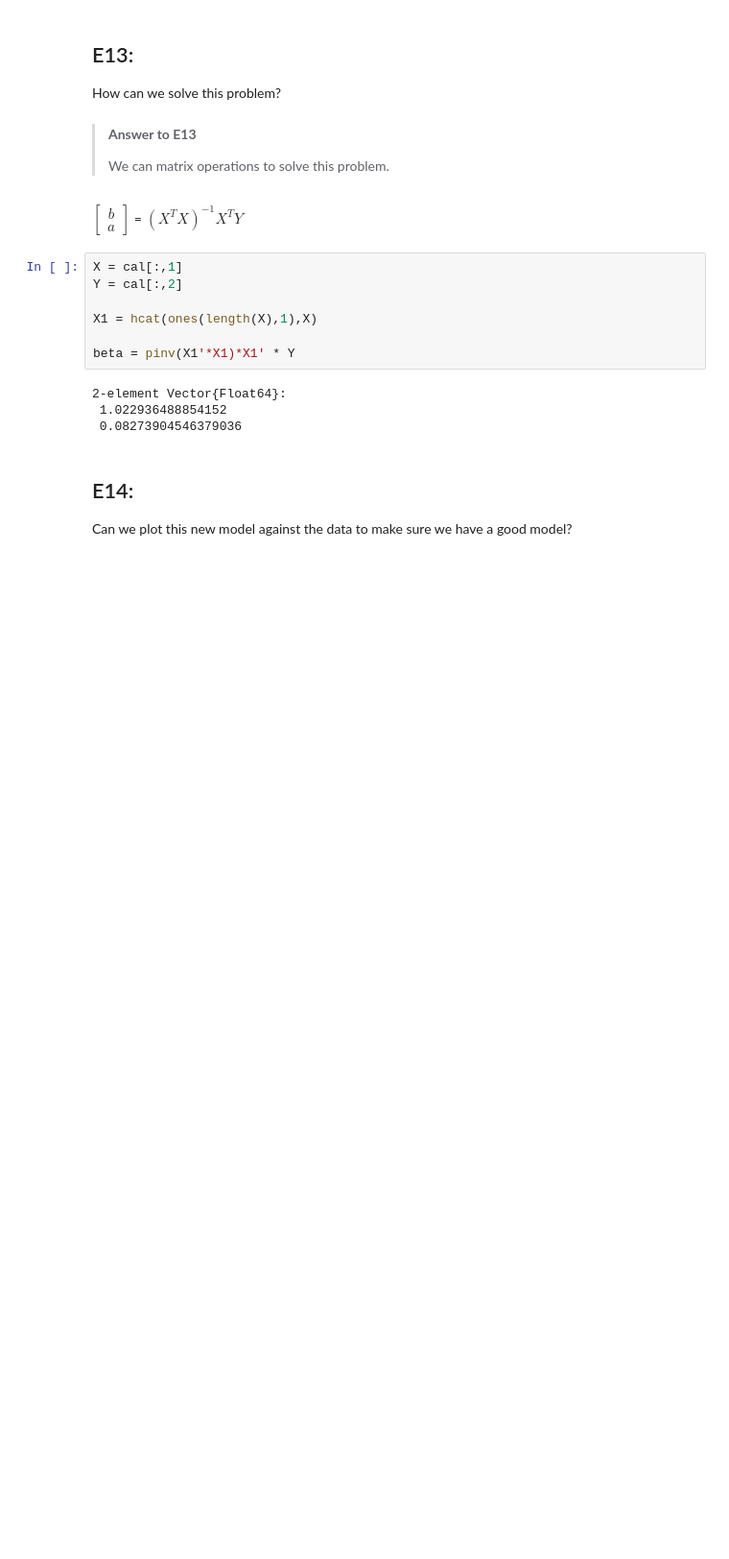
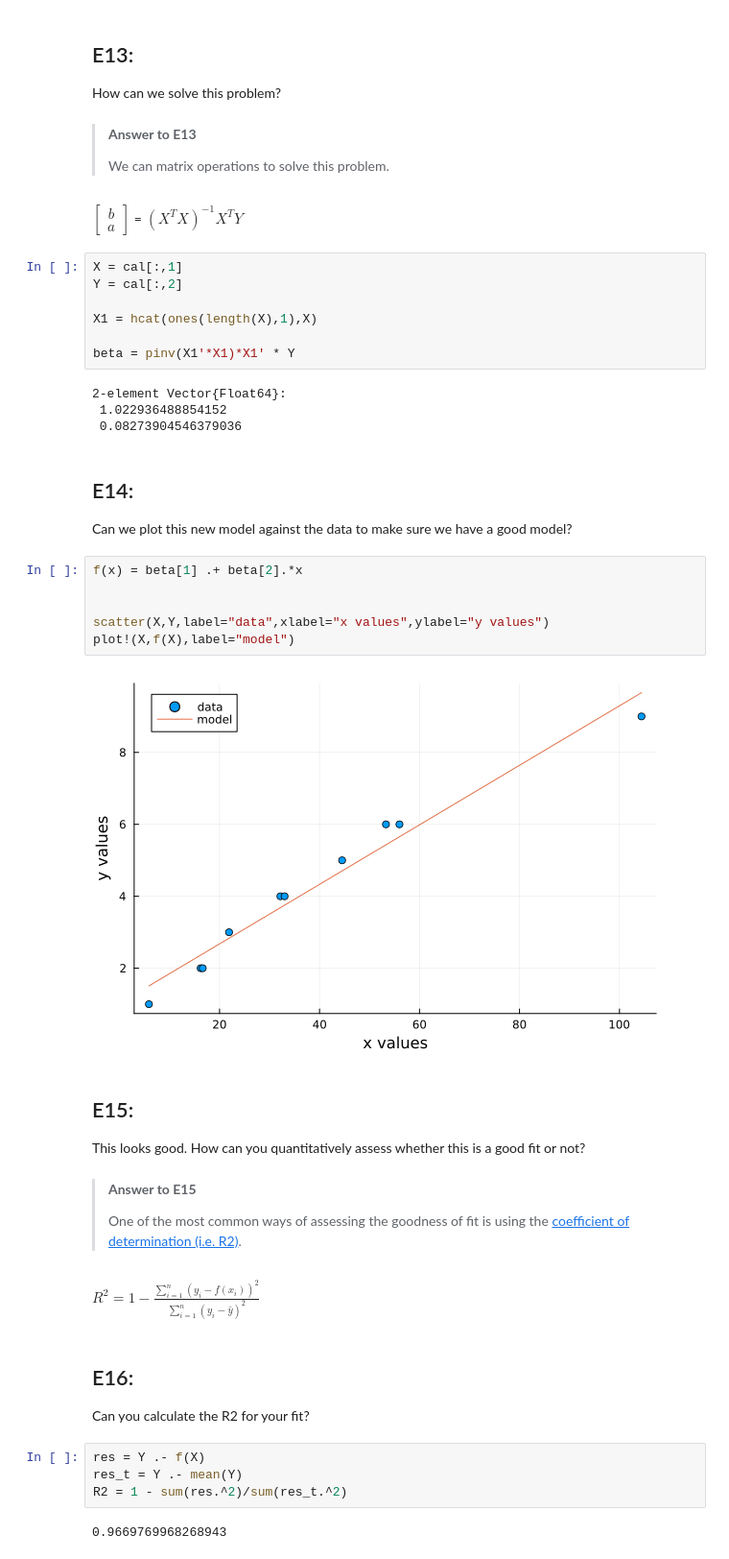
Before and after one commit to EMCMS/DataSci4Chem.jl, a Jupyter notebook: Notebooks/Lecture_CurveFitting.ipynb, the cells around one changed output. Shown at 96% size. Drawn from its saved outputs; the diff is of its cells as text; blank space fills up the shorter version.

Commit message:
Finishing the curve fitting

```diff
--- a/Notebooks/Lecture_CurveFitting.ipynb
+++ b/Notebooks/Lecture_CurveFitting.ipynb
@@ -240,3 +240,31 @@ beta = pinv(X1'*X1)*X1' * Y
 ## E14:
 
 Can we plot this new model against the data to make sure we have a good model?
+# %%
+f(x) = beta[1] .+ beta[2].*x
+
+
+scatter(X,Y,label="data",xlabel="x values",ylabel="y values")
+plot!(X,f(X),label="model")
+# %% [output]
+[figure, added]
+# %% [markdown]
+## E15:
+
+This looks good. How can you quantitatively assess whether this is a good fit or not?
+# %% [markdown]
+> **Answer to E15**
+>
+> One of the most common ways of assessing the goodness of fit is using the [coefficient of determination (i.e. R2)](https://en.wikipedia.org/wiki/Coefficient_of_determination).
+# %% [markdown]
+$R^2 = 1 - \frac{\sum_{i=1}^{n} (y_i - f(x_i))^2}{\sum_{i=1}^{n} (y_i - \bar y)^2}$
+# %% [markdown]
+## E16:
+
+Can you calculate the R2 for your fit?
+# %%
+res = Y .- f(X)
+res_t = Y .- mean(Y)
+R2 = 1 - sum(res.^2)/sum(res_t.^2)
+# %% [output]
+0.9669769968268943
```
Also changed, not shown: parts of 27 cells of this notebook, 2 other files.
